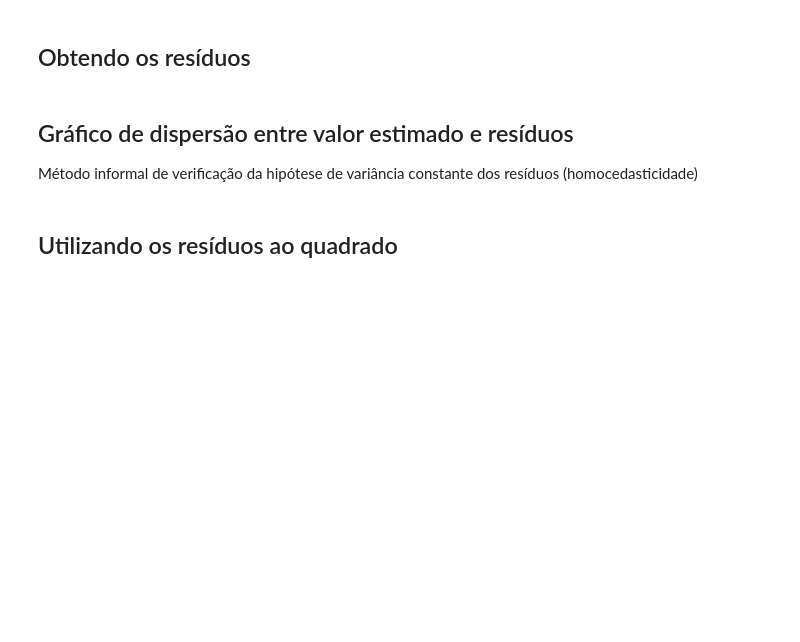
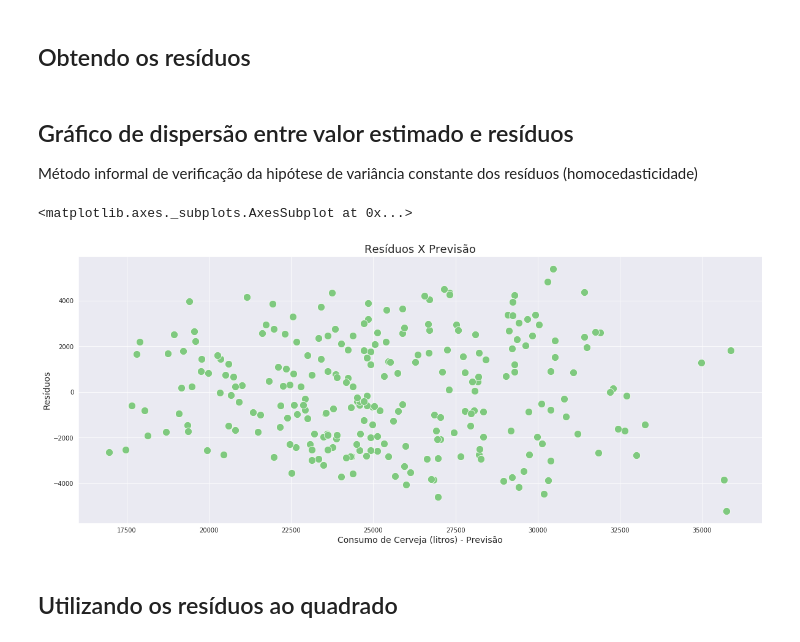
Before and after one commit to paulobressan/data-science-regressao-linear, a Jupyter notebook: Regressão Linear.ipynb, the cells around one changed output. Drawn from its saved outputs; the diff is of its cells as text; code cells hidden in the pictures; blank space fills up the shorter version.

```diff
--- a/Regressão Linear.ipynb
+++ b/Regressão Linear.ipynb
@@ -524,6 +597,18 @@ https://seaborn.pydata.org/generated/seaborn.scatterplot.html
 ## Gráfico de dispersão entre valor estimado e resíduos
 
 Método informal de verificação da hipótese de variância constante dos resíduos (homocedasticidade)
+# %%
+# Vamos validar a hipótese que nosso modelo tem uma variação contante. A variação constante é fundamental
+# para todos modelos de regressão linear
+ax = sns.scatterplot(x=y_previsto_train, y=residuo, s=150)
+ax.figure.set_size_inches(20,8)
+ax.set_title('Resíduos X Previsão', fontsize=18)
+ax.set_xlabel("Consumo de Cerveja (litros) - Previsão", fontsize=14)
+ax.set_ylabel("Resíduos", fontsize=14)
+ax
+# %% [output]
+<matplotlib.axes._subplots.AxesSubplot at 0x...>
+[figure, added]
 # %% [markdown]
 ## Utilizando os resíduos ao quadrado
 # %% [markdown]
```
Also changed, not shown: parts of 14 cells of this notebook.
